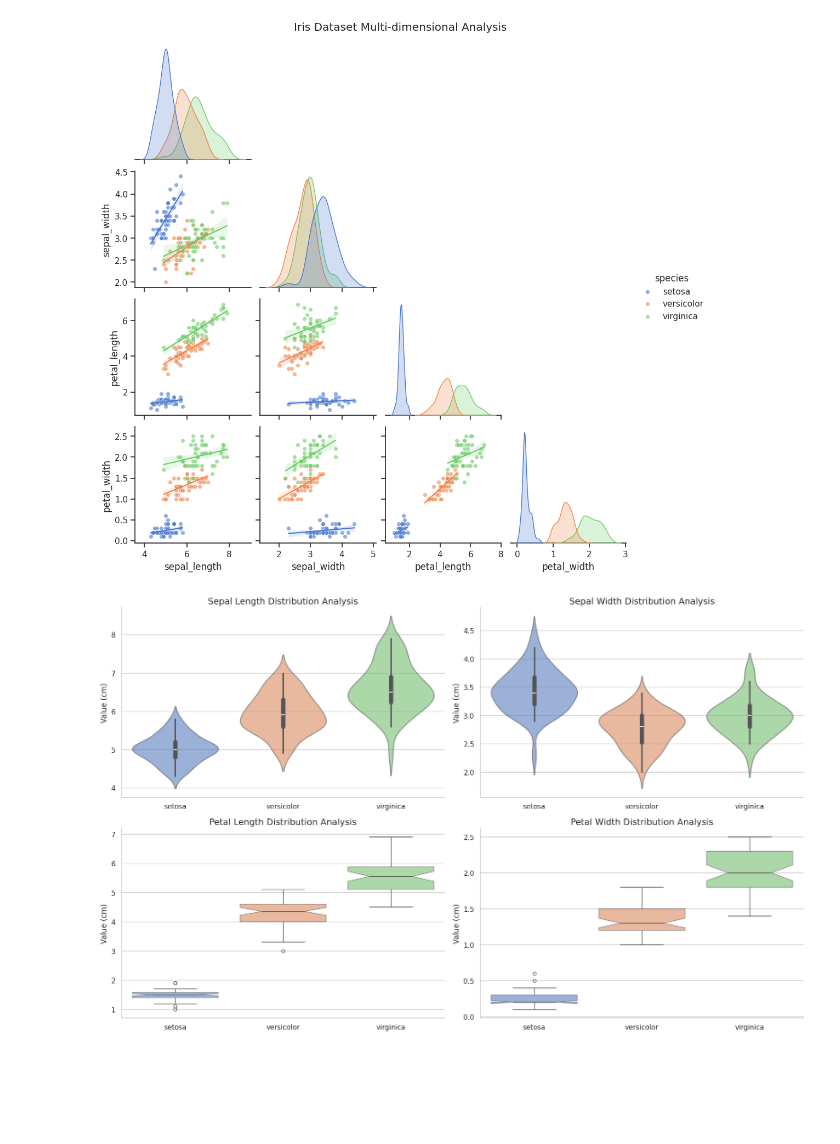
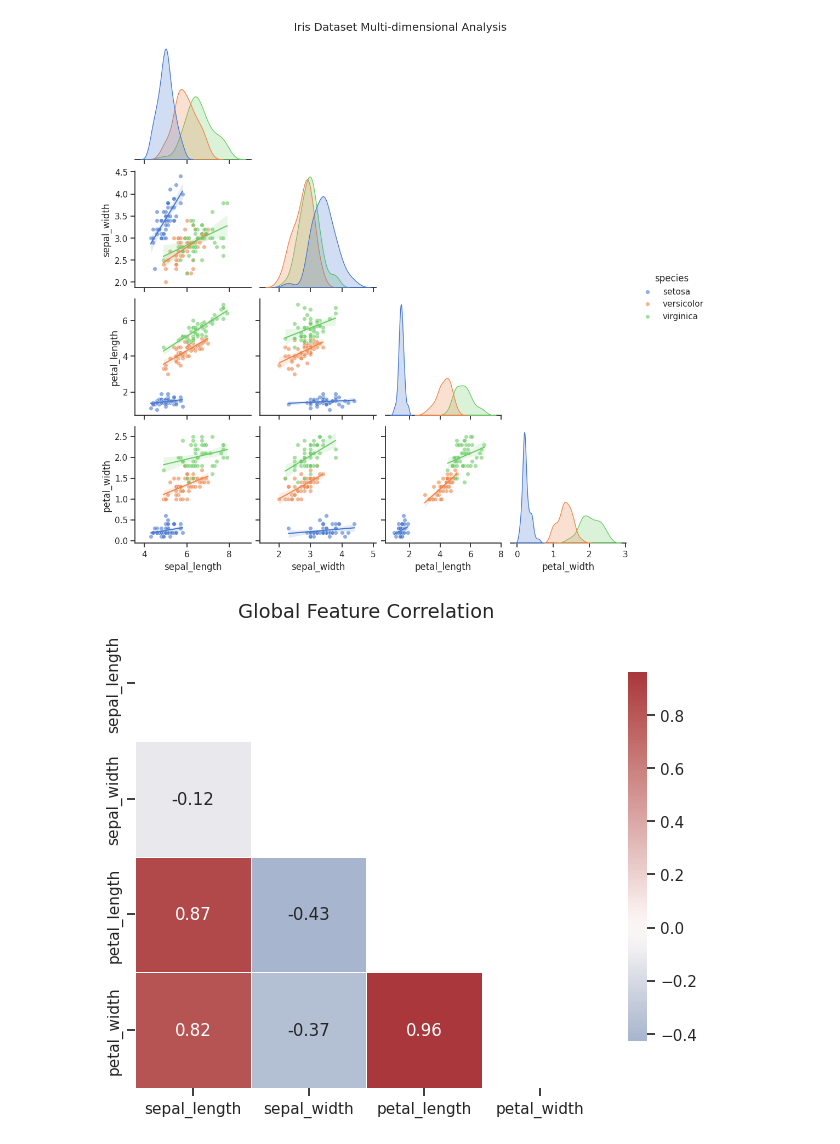
Before and after one commit to BarryS27/Iris-Data-Analysis, a Jupyter notebook: Iris_Flower.ipynb, the cells around one changed output. Saved outputs shown, nothing was run; the diff lists cells and outputs as text; code cells hidden in the pictures; blank space fills up the shorter version.

```diff
--- a/Iris_Flower.ipynb
+++ b/Iris_Flower.ipynb
@@ -65,45 +105,26 @@ plt.suptitle("Iris Dataset Multi-dimensional Analysis", y=1.02)
 plt.show()
 # %% [output]
 [figure]
-# %%
-sns.set_theme(style="whitegrid")
-
-plt.figure(figsize=(16, 10))
-
-for i, feature in enumerate(features):
-    plt.subplot(2, 2, i + 1)
-
-    if i < 2:
-        sns.violinplot(
-            data=df,
-            hue="species",
-            x="species",
-            y=feature,
-            palette="muted",
-            inner="box",
-            linewidth=1.5,
-            legend=False,
-            alpha=0.6
-        )
-    else:
-        sns.boxplot(
-            data=df,
-            hue="species",
-            x="species",
-            y=feature,
-            palette="muted",
-            notch=True,
-            fliersize=5,
-            legend=False,
-            boxprops=dict(alpha=0.6)
-        )
-
-    plt.title(f"{feature.replace('_', ' ').title()} Distribution Analysis", fontsize=14)
-    plt.xlabel("")
-    plt.ylabel("Value (cm)", fontsize=12)
-    sns.despine(left=False, bottom=False)
-
-plt.tight_layout()
-plt.show()
-# %% [output]
-[figure, removed]
+# %%
+correlation_matrix = df.drop(columns="species").corr()
+
+mask = np.triu(np.ones_like(correlation_matrix, dtype=bool))
+
+plt.figure(figsize=(8, 6))
+
+sns.heatmap(
+    correlation_matrix,
+    mask=mask,
+    annot=True,
+    cmap="vlag",
+    center=0,
+    fmt=".2f",
+    linewidths=0.5,
+    square=True,
+    cbar_kws={"shrink": .8}
+)
+
+plt.title("Global Feature Correlation", fontsize=14)
+plt.show()
+# %% [output]
+[figure, added]
```
Also changed, not shown: parts of 6 cells of this notebook.
